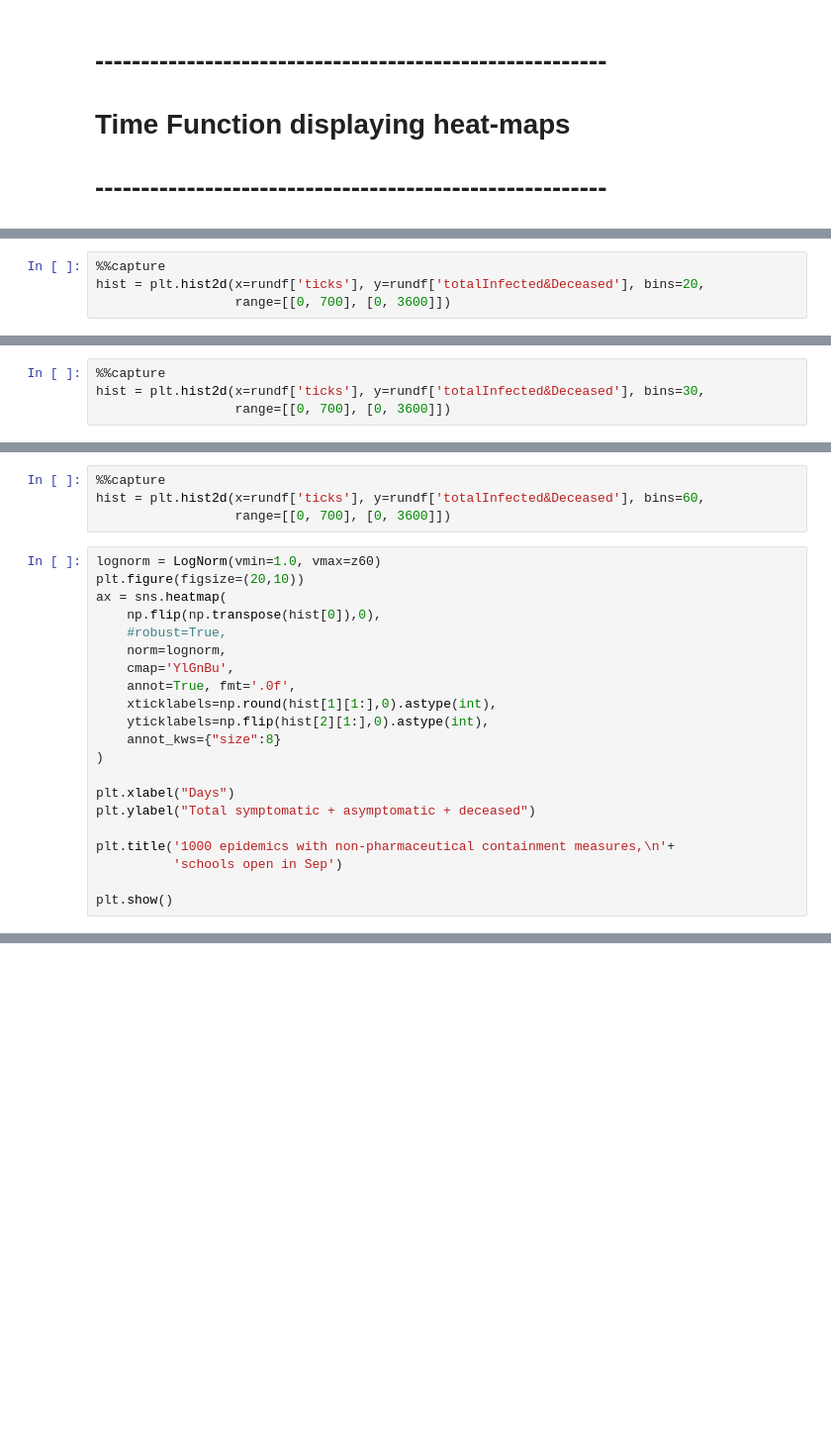
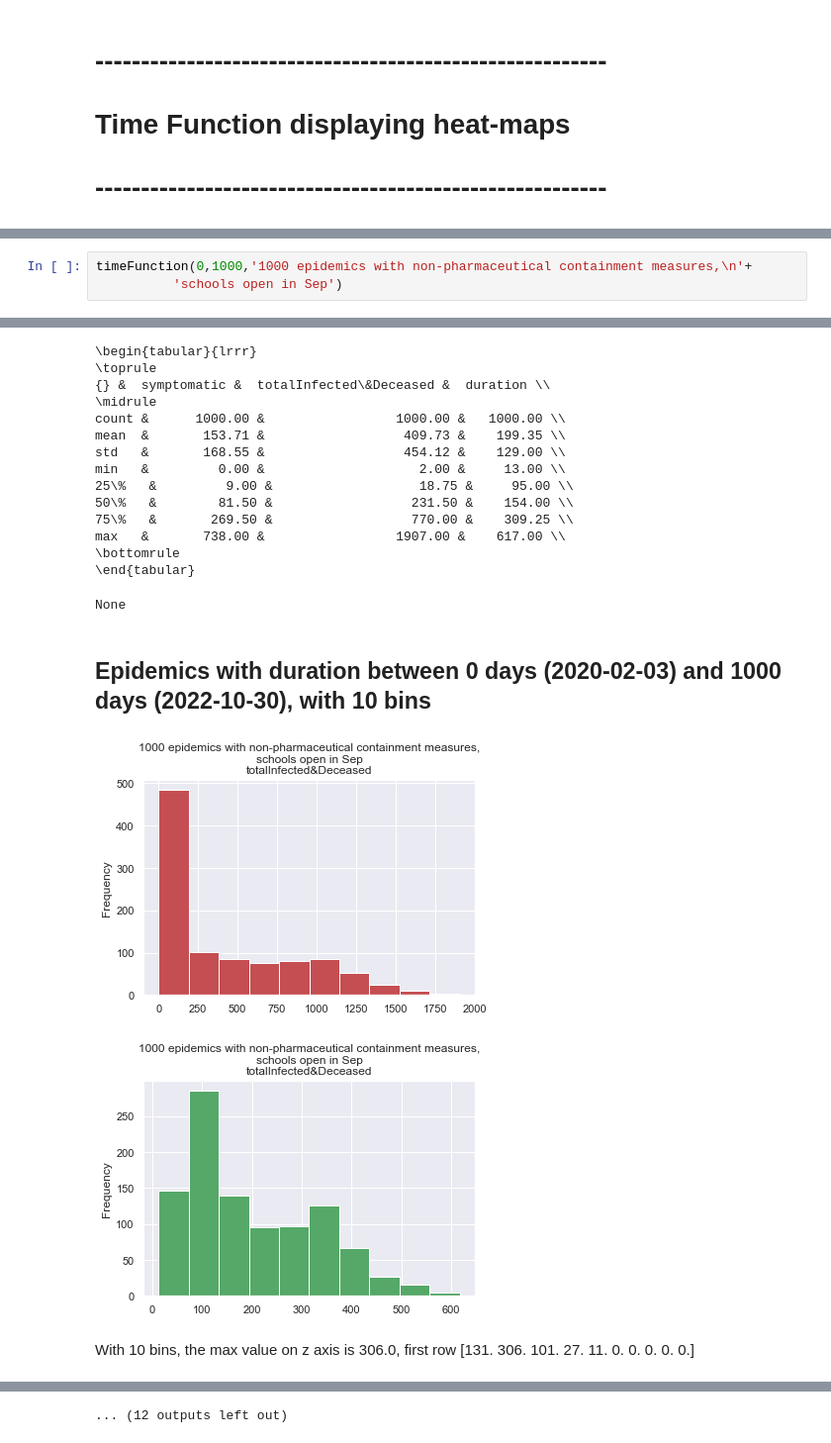
Before and after one commit to terna/readSIsaR_BatchResults, a Jupyter notebook: newTool.ipynb, the cells around one changed output, grey strips where cells are left out. Shown at 99% size. Drawn from its saved outputs; the diff is of its cells as text; blank space fills up the shorter version.

```diff
--- a/newTool.ipynb
+++ b/newTool.ipynb
@@ -563,4 +140,0 @@ histLog = plt.hist2d(x=rundf['ticks'], y=rundf['totalInfected&Deceased'], bins=2
-# %%
-%%capture
-hist = plt.hist2d(x=rundf['ticks'], y=rundf['totalInfected&Deceased'], bins=20,
-                  range=[[0, 700], [0, 3600]])
@@ -599,4 +140,0 @@ histLog = plt.hist2d(x=rundf['ticks'], y=rundf['totalInfected&Deceased'], bins=3
-# %%
-%%capture
-hist = plt.hist2d(x=rundf['ticks'], y=rundf['totalInfected&Deceased'], bins=30,
-                  range=[[0, 700], [0, 3600]])
@@ -635,25 +140,0 @@ histLog = plt.hist2d(x=rundf['ticks'], y=rundf['totalInfected&Deceased'], bins=6
-# %%
-%%capture
-hist = plt.hist2d(x=rundf['ticks'], y=rundf['totalInfected&Deceased'], bins=60,
-                  range=[[0, 700], [0, 3600]])
-# %%
-lognorm = LogNorm(vmin=1.0, vmax=z60)
-plt.figure(figsize=(20,10))
-ax = sns.heatmap(
-    np.flip(np.transpose(hist[0]),0),
-    #robust=True,
-    norm=lognorm,
-    cmap='YlGnBu',
-    annot=True, fmt='.0f',
-    xticklabels=np.round(hist[1][1:],0).astype(int),
-    yticklabels=np.flip(hist[2][1:],0).astype(int),
-    annot_kws={"size":8}
-)
-
-plt.xlabel("Days")
-plt.ylabel("Total symptomatic + asymptomatic + deceased")
-
-plt.title('1000 epidemics with non-pharmaceutical containment measures,\n'+
-          'schools open in Sep')
-
-plt.show()
@@ -661,0 +206,4 @@ plt.show()
+# %%
+timeFunction(0,1000,'1000 epidemics with non-pharmaceutical containment measures,\n'+
+          'schools open in Sep')
+# %% [output]
@@ -661,0 +220,19 @@ plt.show()
+\begin{tabular}{lrrr}
+\toprule
+{} &  symptomatic &  totalInfected\&Deceased &  duration \\
+\midrule
+count &      1000.00 &                 1000.00 &   1000.00 \\
+mean  &       153.71 &                  409.73 &    199.35 \\
+std   &       168.55 &                  454.12 &    129.00 \\
+min   &         0.00 &                    2.00 &     13.00 \\
+25\%   &         9.00 &                   18.75 &     95.00 \\
+50\%   &        81.50 &                  231.50 &    154.00 \\
+75\%   &       269.50 &                  770.00 &    309.25 \\
+max   &       738.00 &                 1907.00 &    617.00 \\
+\bottomrule
+\end{tabular}
+None
+## Epidemics with duration between 0 days (2020-02-03) and 1000 days (2022-10-30), with 10 bins
+[figure, added]
+[figure, added]
+With 10 bins, the max value on z axis is 306.0, first row [131. 306. 101.  27.  11.   0.   0.   0.   0.   0.]
@@ -661,0 +243 @@ plt.show()
+... (12 outputs left out)
```
Also changed, not shown: parts of 70 cells of this notebook.
